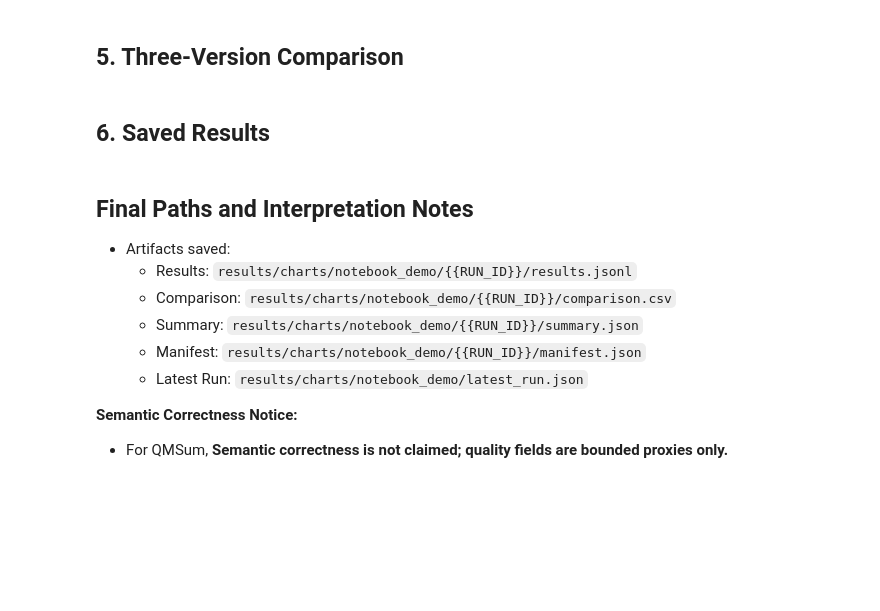
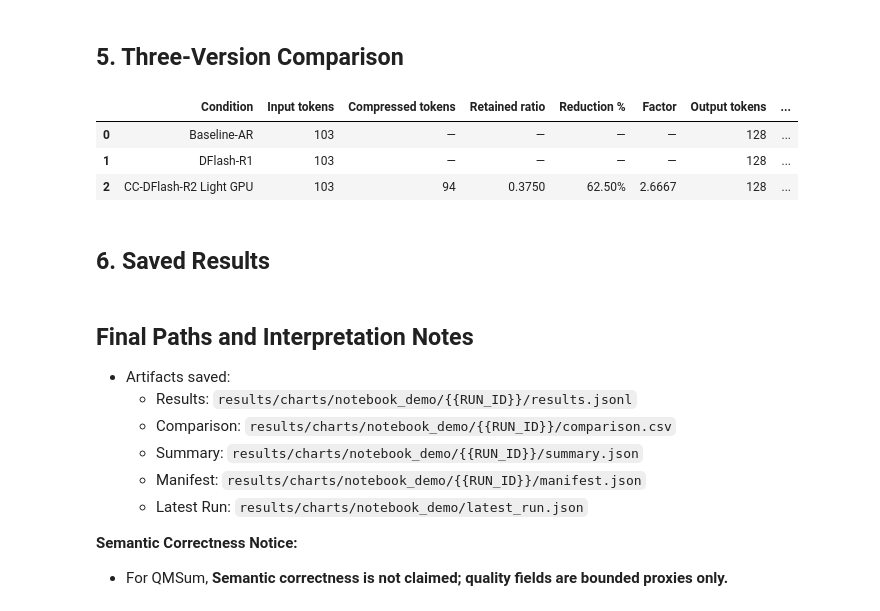
Before and after one commit to onsra520/Context-Compressed-DFlash, a Jupyter notebook: notebooks/02_run_three_version_benchmark.ipynb, the cells around one changed output. Cells and saved outputs as stored; diff of their text form; code cells hidden in the pictures; blank space fills up the shorter version.

Commit message:
feat: add notebooks testing

```diff
--- a/notebooks/02_run_three_version_benchmark.ipynb
+++ b/notebooks/02_run_three_version_benchmark.ipynb
@@ -42,6 +44,8 @@ with open(eval_path, "r", encoding="utf-8") as f:
 rows = rows[:LIMIT]
 
 RUN_ID = datetime.now(timezone.utc).strftime("%Y%m%dT%H%M%SZ")
+RUN_DIR = ROOT / "results/charts/notebook_demo" / RUN_ID
+RUN_DIR.mkdir(parents=True, exist_ok=True)
 # %%
 row = rows[0]
 print(f"Fixture ID: {row.get('id')}")
@@ -155,8 +214,11 @@ if not stat['ok']:
 # %% [markdown]
 ## 4. CC-DFlash-R2 Light GPU
 # %%
+# cc_dflash_r2 runner.run
 req = request_for_condition("cc_dflash_r2")
-print("Running CC-DFlash-R2 Light GPU...")
-cc_dflash_result = runner.run(req)
-results_by_condition["cc_dflash_r2"] = cc_dflash_result
+req_dict = asdict(req)
+print("Running CC-DFlash-R2 Light GPU (Cold, Round A)...")
+results_cold_by_condition["cc_dflash_r2"] = run_condition_subprocess("cc_dflash_r2", req_dict, RUN_DIR, warm_up=False)
+print("Running CC-DFlash-R2 Light GPU (Warm, Round B)...")
+results_warm_by_condition["cc_dflash_r2"] = run_condition_subprocess("cc_dflash_r2", req_dict, RUN_DIR, warm_up=True)
 print("CC-DFlash-R2 complete.")
@@ -163,5 +233,5 @@ print("CC-DFlash-R2 complete.")
 # %%
-res = results_by_condition["cc_dflash_r2"]
+res = results_warm_by_condition["cc_dflash_r2"]
 req_dict = res["request"]
 resp = res["response"]
 toks = res["tokens"]
@@ -176,18 +246,19 @@ print("\nGenerated output:")
 print(resp["generated_text"])
 print(f"\nOriginal input tokens: {toks['original_input_tokens']}")
 print(f"Compressed input tokens: {toks['compressed_input_tokens']}")
-print(f"Compression ratio: {toks['compression_ratio']:.2f}" if toks['compression_ratio'] is not None else "Compression ratio: N/A")
+print(f"Compression ratio: {toks['compression_ratio']:.4f}" if toks['compression_ratio'] is not None else "Compression ratio: N/A")
 print(f"Output tokens: {resp['output_tokens']}")
 print(f"Compression latency: {timing['compression']:.2f} ms" if timing['compression'] is not None else "Compression latency: N/A")
 print(f"Prefill latency: {timing['prefill']:.2f} ms" if timing['prefill'] is not None else "Prefill latency: N/A")
 print(f"Generation latency: {timing['generation']:.2f} ms")
-print(f"End-to-end latency: {timing['e2e']:.2f} ms")
+print(f"Steady-state E2E latency: {timing['steady_state_e2e_ms']:.2f} ms" if timing['steady_state_e2e_ms'] is not None else "Steady-state E2E: N/A")
+print(f"Cold-start E2E latency: {timing['cold_start_e2e_ms']:.2f} ms" if timing['cold_start_e2e_ms'] is not None else "Cold-start E2E: N/A")
 print(f"Generation tok/s: {through['generation_tok_s']:.2f}" if through['generation_tok_s'] is not None else "Generation tok/s: N/A")
 print(f"End-to-end tok/s: {through['e2e_tok_s']:.2f}" if through['e2e_tok_s'] is not None else "End-to-end tok/s: N/A")
-print(f"Peak VRAM: {resrc['peak_vram_gib']:.2f} GiB" if resrc['peak_vram_gib'] is not None else "Peak VRAM: N/A")
+print(f"Peak Allocated VRAM: {resrc['peak_run_allocated_gib']:.4f} GiB" if resrc['peak_run_allocated_gib'] is not None else "Peak Allocated VRAM: N/A")
+print(f"Peak Reserved VRAM: {resrc['peak_run_reserved_gib']:.4f} GiB" if resrc['peak_run_reserved_gib'] is not None else "Peak Reserved VRAM: N/A")
 print(f"Finish reason: {resp['finish_reason']}")
+print(f"Cap hit: {resp.get('cap_hit')}")
 print(f"Quality/evaluation status: {qual['evaluation_status']}")
-if qual['evaluation_status'] != "not_evaluated":
-    print(f"Quality (Match): {qual['numeric_match']}")
 if not stat['ok']:
     print(f"Error details: {stat['error_type']} - {stat['error_message']}")
@@ -196,38 +285,45 @@ if not stat['ok']:
 # %%
 import pandas as pd
 
 comparison_rows = []
 for cond in CONDITIONS:
-    res = results_by_condition.get(cond)
+    res = results_warm_by_condition.get(cond)
     if res is None:
         continue
     req_dict = res["request"]
     resp = res["response"]
     toks = res["tokens"]
     timing = res["timing_ms"]
     through = res["throughput"]
     resrc = res["resources"]
-    qual = res["quality"]
     stat = res["status"]
 
     comparison_rows.append({
         "Condition": "Baseline-AR" if cond == "baseline_ar" else ("DFlash-R1" if cond == "dflash_r1" else "CC-DFlash-R2 Light GPU"),
         "Input tokens": toks["original_input_tokens"],
         "Compressed tokens": toks["compressed_input_tokens"] if cond == "cc_dflash_r2" and toks["compressed_input_tokens"] is not None else "—",
-        "Compression ratio": f"{toks['compression_ratio']:.2f}" if cond == "cc_dflash_r2" and toks["compression_ratio"] is not None else "—",
+        "Retained ratio": f"{toks['compression_retained_ratio']:.4f}" if cond == "cc_dflash_r2" and toks['compression_retained_ratio'] is not None else "—",
+        "Reduction %": f"{toks['compression_reduction_pct']:.2f}%" if cond == "cc_dflash_r2" and toks['compression_reduction_pct'] is not None else "—",
+        "Factor": f"{toks['compression_factor']:.4f}" if cond == "cc_dflash_r2" and toks['compression_factor'] is not None else "—",
         "Output tokens": resp["output_tokens"],
         "T_compress (ms)": f"{timing['compression']:.2f}" if cond == "cc_dflash_r2" and timing['compression'] is not None else "0",
         "T_prefill (ms)": f"{timing['prefill']:.2f}" if timing['prefill'] is not None else "N/A",
-        "T_generation (ms)": f"{timing['generation']:.2f}",
-        "T_e2e (ms)": f"{timing['e2e']:.2f}",
-        "Generation tok/s": f"{through['generation_tok_s']:.2f}" if through['generation_tok_s'] is not None else "N/A",
-        "E2E tok/s": f"{through['e2e_tok_s']:.2f}" if through['e2e_tok_s'] is not None else "N/A",
-        "Peak VRAM (GiB)": f"{resrc['peak_vram_gib']:.2f}" if resrc['peak_vram_gib'] is not None else "N/A",
+        "T_generation (ms)": f"{timing['generation']:.2f}" if timing['generation'] is not None else "N/A",
+        "Steady-state E2E (ms)": f"{timing['steady_state_e2e_ms']:.2f}" if timing['steady_state_e2e_ms'] is not None else "N/A",
+        "Cold-start E2E (ms)": f"{timing['cold_start_e2e_ms']:.2f}" if timing['cold_start_e2e_ms'] is not None else "N/A",
+        "Peak Allocated VRAM (GiB)": f"{resrc['peak_run_allocated_gib']:.4f}" if resrc.get('peak_run_allocated_gib') is not None else "N/A",
+        "Peak Reserved VRAM (GiB)": f"{resrc['peak_run_reserved_gib']:.4f}" if resrc.get('peak_run_reserved_gib') is not None else "N/A",
+        "Cap hit": "Yes" if resp.get("cap_hit") else "No",
         "Status": "OK" if stat["ok"] else "ERROR"
     })
 
 df_compare = pd.DataFrame(comparison_rows)
 display(df_compare)
+# %% [output]
+|  | Condition | Input tokens | Compressed tokens | Retained ratio | Reduction % | Factor | Output tokens | ... |
+| 0 | Baseline-AR | 103 | — | — | — | — | 128 | ... |
+| 1 | DFlash-R1 | 103 | — | — | — | — | 128 | ... |
+| 2 | CC-DFlash-R2 Light GPU | 103 | 94 | 0.3750 | 62.50% | 2.6667 | 128 | ... |
 # %% [markdown]
 ## 6. Saved Results
 # %%
```
Also changed, not shown: parts of 10 cells of this notebook, 48 other files.
